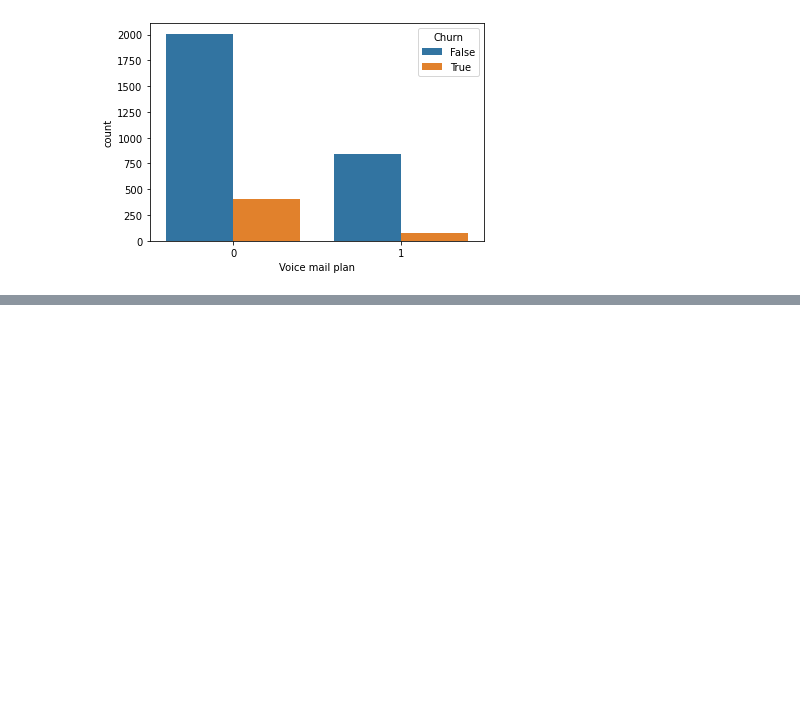
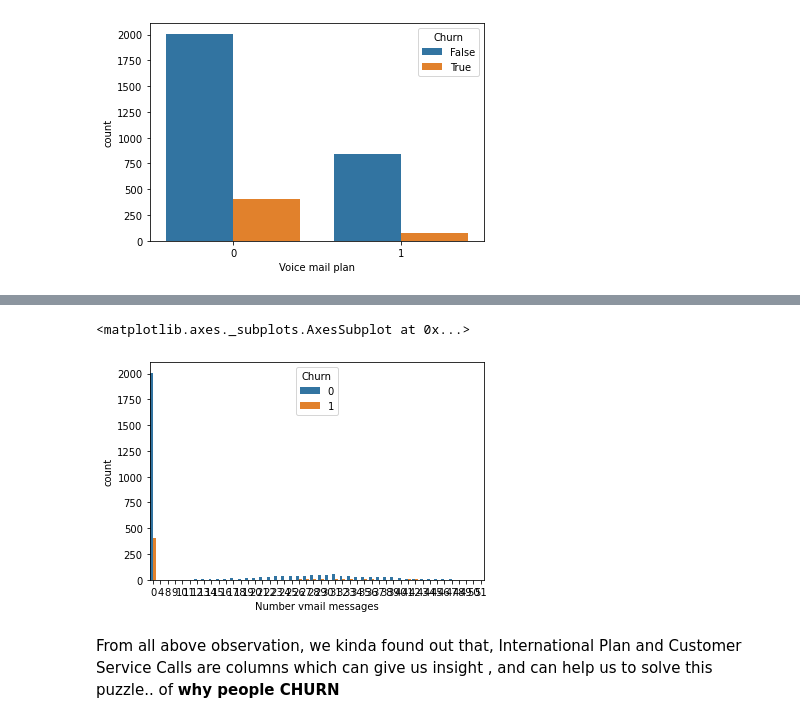
Before and after one commit to M0n1ka-05/team1-telecom-churn-data-analysis, a Jupyter notebook: Monika_Shinde_Team_1_Capstone_Project.ipynb, the cells around one changed output, grey strips where cells are left out. Cells and saved outputs as stored; diff of their text form; code cells hidden in the pictures; blank space fills up the shorter version.

```diff
--- a/Monika_Shinde_Team_1_Capstone_Project.ipynb
+++ b/Monika_Shinde_Team_1_Capstone_Project.ipynb
@@ -295 +324,3 @@ sns.boxplot(df_of_churn['Effective_charge'])
+# %%
+df['International plan'] = df['International plan'].apply(transform)
 # %%
@@ -402,0 +426,7 @@ sns.countplot(x='Voice mail plan' , hue = 'Churn', data=new_df)
+# %%
+sns.countplot(x='Number vmail messages' , hue = 'Churn', data=df)
+# %% [output]
+<matplotlib.axes._subplots.AxesSubplot at 0x...>
+[figure, added]
+# %% [markdown]
+From all above observation, we kinda found out that, International Plan and Customer Service Calls are columns which can give us insight , and can help us to solve this puzzle.. of **why people CHURN**
```
Also changed, not shown: parts of 30 cells of this notebook.
